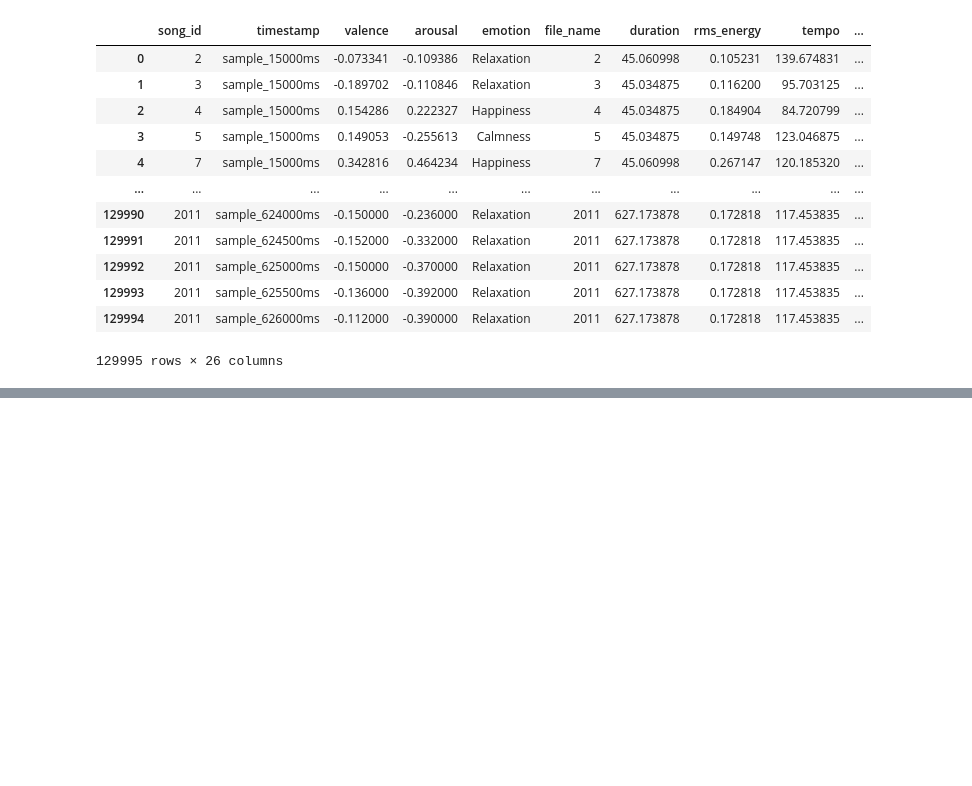
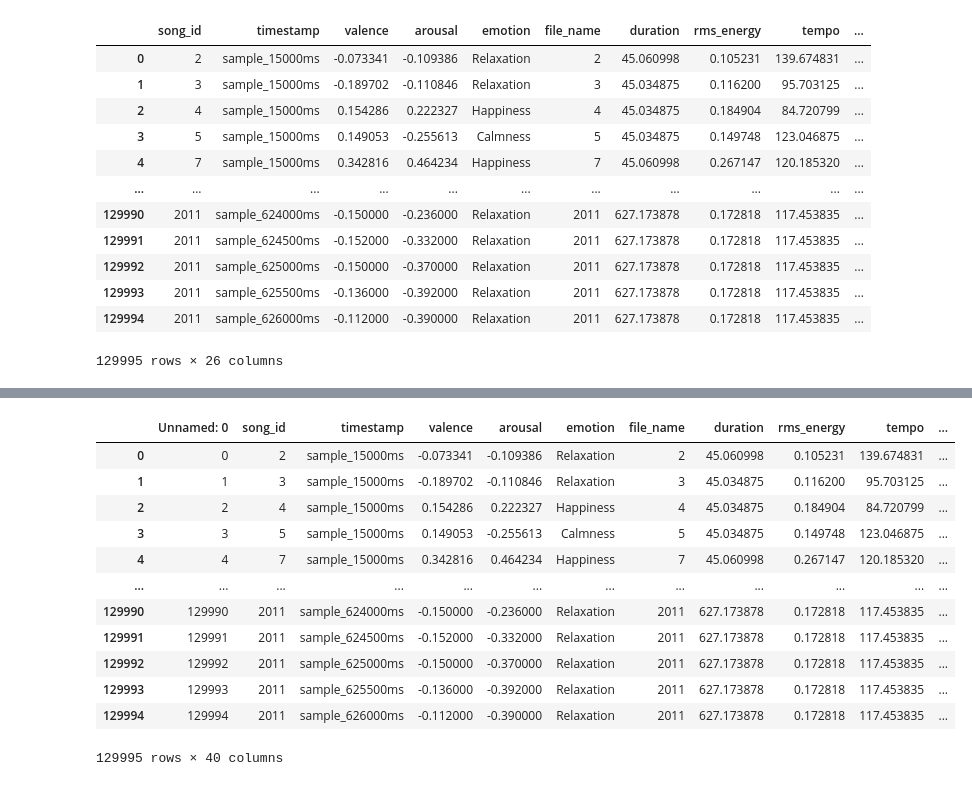
Before and after one commit to Chepados/practica_3_ALN_tori_adri, a Jupyter notebook: project_develp/modelo.ipynb, the cells around one changed output, grey strips where cells are left out. Drawn from its saved outputs; the diff is of its cells as text; code cells hidden in the pictures; blank space fills up the shorter version.

```diff
--- a/project_develp/modelo.ipynb
+++ b/project_develp/modelo.ipynb
@@ -29,0 +50,3 @@ merged_df.to_csv('data/features_val_ar_emotions.csv')
+# %%
+df = pd.read_csv('data/features_val_ar_emotions.csv')
+df.drop('file_name', axis=1)
@@ -29,0 +67,4 @@ merged_df.to_csv('data/features_val_ar_emotions.csv')
+# %%
+emotion_encoded = pd.get_dummies(df['emotion'], prefix='emotion') #one-hot encoding
+emotion_encoded = emotion_encoded.astype(int)
+emotion_encoded
@@ -29,0 +85,17 @@ merged_df.to_csv('data/features_val_ar_emotions.csv')
+# %%
+df = pd.concat([df, emotion_encoded], axis=1)
+df
+# %% [output]
+|  | Unnamed: 0 | song_id | timestamp | valence | arousal | emotion | file_name | duration | rms_energy | tempo | ... |
+| 0 | 0 | 2 | sample_15000ms | -0.073341 | -0.109386 | Relaxation | 2 | 45.060998 | 0.105231 | 139.674831 | ... |
+| 1 | 1 | 3 | sample_15000ms | -0.189702 | -0.110846 | Relaxation | 3 | 45.034875 | 0.116200 | 95.703125 | ... |
+| 2 | 2 | 4 | sample_15000ms | 0.154286 | 0.222327 | Happiness | 4 | 45.034875 | 0.184904 | 84.720799 | ... |
+| 3 | 3 | 5 | sample_15000ms | 0.149053 | -0.255613 | Calmness | 5 | 45.034875 | 0.149748 | 123.046875 | ... |
+| 4 | 4 | 7 | sample_15000ms | 0.342816 | 0.464234 | Happiness | 7 | 45.060998 | 0.267147 | 120.185320 | ... |
+| ... | ... | ... | ... | ... | ... | ... | ... | ... | ... | ... | ... |
+| 129990 | 129990 | 2011 | sample_624000ms | -0.150000 | -0.236000 | Relaxation | 2011 | 627.173878 | 0.172818 | 117.453835 | ... |
+| 129991 | 129991 | 2011 | sample_624500ms | -0.152000 | -0.332000 | Relaxation | 2011 | 627.173878 | 0.172818 | 117.453835 | ... |
+| 129992 | 129992 | 2011 | sample_625000ms | -0.150000 | -0.370000 | Relaxation | 2011 | 627.173878 | 0.172818 | 117.453835 | ... |
+| 129993 | 129993 | 2011 | sample_625500ms | -0.136000 | -0.392000 | Relaxation | 2011 | 627.173878 | 0.172818 | 117.453835 | ... |
+| 129994 | 129994 | 2011 | sample_626000ms | -0.112000 | -0.390000 | Relaxation | 2011 | 627.173878 | 0.172818 | 117.453835 | ... |
+129995 rows × 40 columns
```
Also changed, not shown: parts of 13 cells of this notebook.
